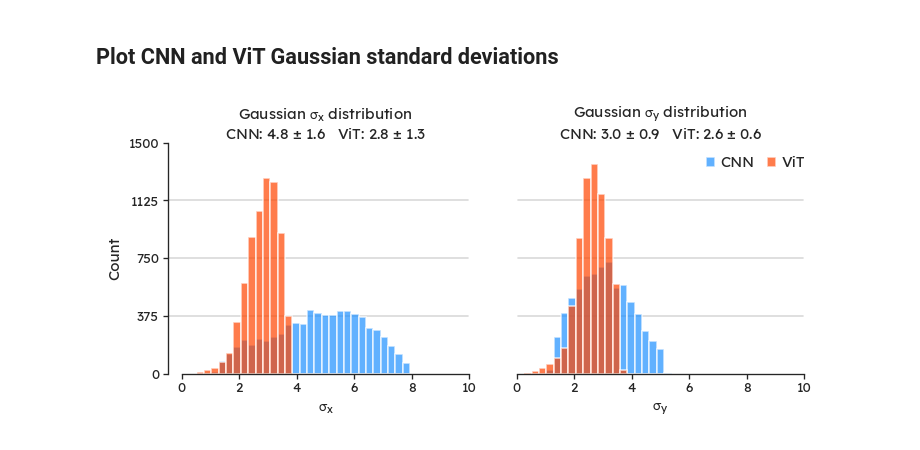
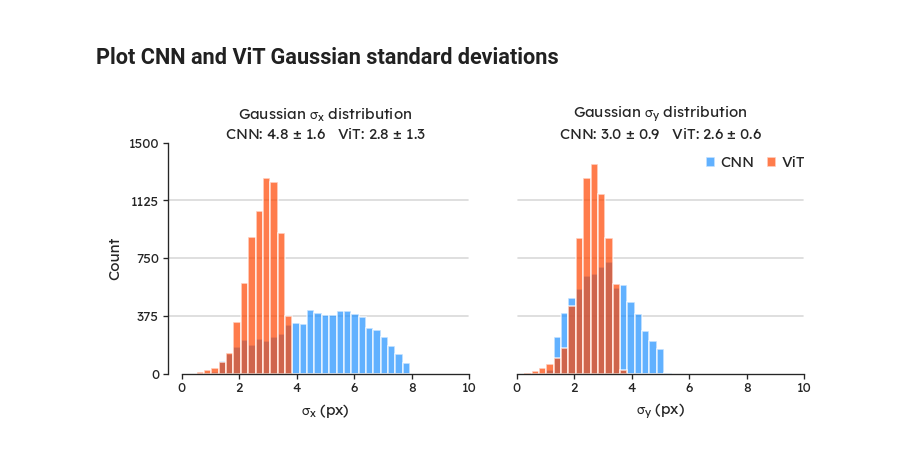
Before and after one commit to bryanlimy/V1T, a Jupyter notebook: misc/plot_RFs.ipynb, the cells around one changed output. Drawn from its saved outputs; the diff is of its cells as text; code cells hidden in the pictures.

```diff
--- a/misc/plot_RFs.ipynb
+++ b/misc/plot_RFs.ipynb
@@ -154,7 +230,7 @@ tensorboard.set_xticks(
     axis=axes[0],
     ticks_loc=x_range,
     ticks=x_range.astype(int),
-    label=r"$\sigma_x$",
+    label=r"$\sigma_x$ (px)",
     tick_fontsize=tick_fontsize,
     label_fontsize=label_fontsize,
 )
@@ -171,37 +247,37 @@ tensorboard.set_xticks(
     axis=axes[1],
     ticks_loc=x_range,
     ticks=x_range.astype(int),
-    label=r"$\sigma_y$",
+    label=r"$\sigma_y$ (px)",
     tick_fontsize=tick_fontsize,
     label_fontsize=label_fontsize,
 )
 axes[1].set_yticks([])
 axes[1].set_ylim(0, y_max)
 
 sns.despine(ax=axes[0], top=True, right=True, trim=True)
 sns.despine(ax=axes[1], top=True, right=True, left=True, trim=True)
 
 # plot y-axis grid lines
 for y_value in y_range:
     if 0 < y_value < y_max:
         axes[0].axhline(
             y_value, xmax=0.95, color="gray", alpha=0.3, linewidth=1, zorder=0
         )
         axes[1].axhline(
             y_value,
             xmin=0.05,
             xmax=0.95,
             color="gray",
             alpha=0.3,
             linewidth=1,
             zorder=0,
         )
 
 
 filename = os.path.join("plots", "RF_sigmas.jpg")
 tensorboard.save_figure(figure, filename=filename, dpi=240, close=False)
 
 plt.show()
 plt.close(figure)
 # %% [output]
-[figure, old version]
+[figure, new version]
```
Also changed, not shown: parts of 1 cell of this notebook.
